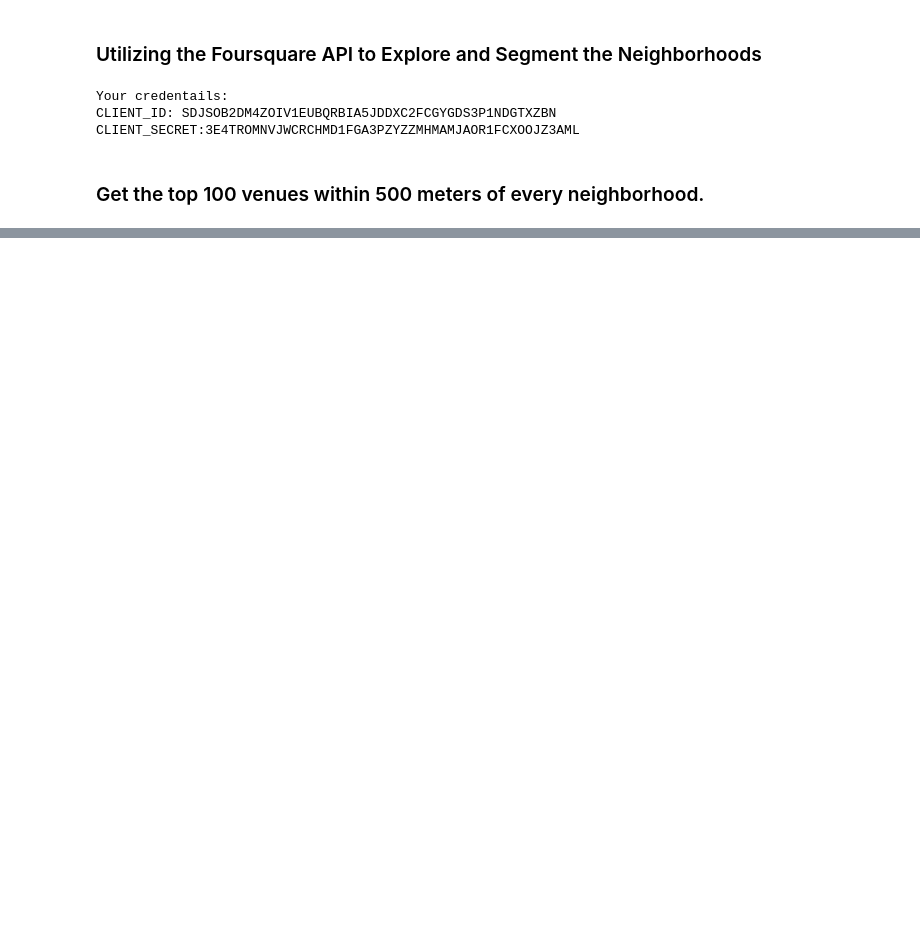
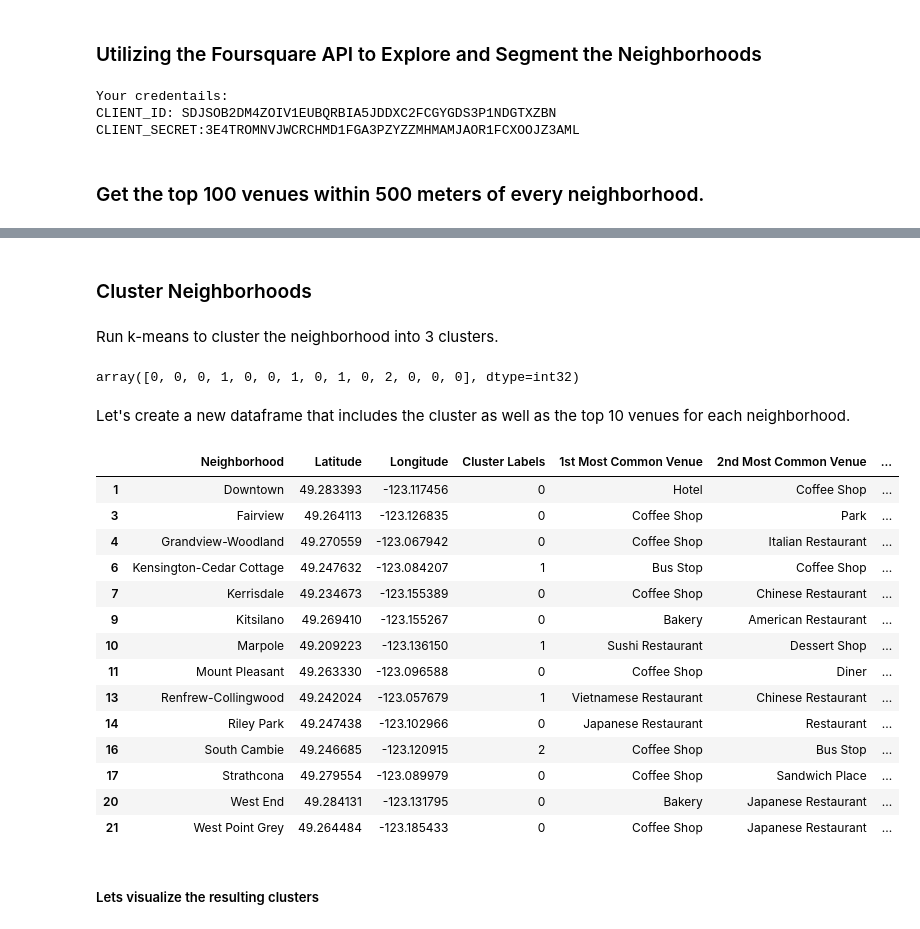
Before and after one commit to aresgtr/IBM-DataScience-Coursera, a Jupyter notebook: Capstone/Analyzing Coffee Shops in Vancouver, Canada.ipynb, the cells around one changed output, grey strips where cells are left out. Drawn from its saved outputs; the diff is of its cells as text; code cells hidden in the pictures; blank space fills up the shorter version.

```diff
--- a/Capstone/Analyzing Coffee Shops in Vancouver, Canada.ipynb
+++ b/Capstone/Analyzing Coffee Shops in Vancouver, Canada.ipynb
@@ -219,0 +338,3 @@ def getNearbyVenues(names, latitudes, longitudes, radius=500):
+# %%
+vancouver_grouped = vancouver_onehot.groupby('Neighborhood').mean().reset_index()
+vancouver_grouped.head()
@@ -219,0 +393,21 @@ def getNearbyVenues(names, latitudes, longitudes, radius=500):
+# %%
+num_top_venues = 10
+
+indicators = ['st', 'nd', 'rd']
+
+# create columns according to number of top venues
+columns = ['Neighborhood']
+for ind in np.arange(num_top_venues):
+    try:
+        columns.append('{}{} Most Common Venue'.format(ind+1, indicators[ind]))
+    except:
+        columns.append('{}th Most Common Venue'.format(ind+1))
+
+# create a new dataframe
+neighborhoods_venues_sorted = pd.DataFrame(columns=columns)
+neighborhoods_venues_sorted['Neighborhood'] = vancouver_grouped['Neighborhood']
+
+for ind in np.arange(vancouver_grouped.shape[0]):
+    neighborhoods_venues_sorted.iloc[ind, 1:] = return_most_common_venues(vancouver_grouped.iloc[ind, :], num_top_venues)
+
+neighborhoods_venues_sorted.head()
@@ -219,0 +421,47 @@ def getNearbyVenues(names, latitudes, longitudes, radius=500):
+# %% [markdown]
+### Cluster Neighborhoods
+# %% [markdown]
+Run k-means to cluster the neighborhood into 3 clusters.
+# %%
+# set number of clusters
+kclusters = 3
+
+vancouver_grouped_clustering = vancouver_grouped.drop('Neighborhood', 1)
+
+# run k-means clustering
+kmeans = KMeans(n_clusters=kclusters, random_state=0).fit(vancouver_grouped_clustering)
+
+# check cluster labels generated for each row in the dataframe
+kmeans.labels_
+# %% [output]
+array([0, 0, 0, 1, 0, 0, 1, 0, 1, 0, 2, 0, 0, 0], dtype=int32)
+# %% [markdown]
+Let's create a new dataframe that includes the cluster as well as the top 10 venues for each neighborhood.
+# %%
+# add clustering labels
+neighborhoods_venues_sorted.insert(0, 'Cluster Labels', kmeans.labels_)
+
+vancouver_merged = df[~df['Neighborhood'].isin(neigh_with_few_venues)]
+
+# merge vancouver_grouped with vancouver_data to add latitude/longitude for each neighborhood
+vancouver_merged = vancouver_merged.join(neighborhoods_venues_sorted.set_index('Neighborhood'), on='Neighborhood')
+
+vancouver_merged
+# %% [output]
+|  | Neighborhood | Latitude | Longitude | Cluster Labels | 1st Most Common Venue | 2nd Most Common Venue | ... |
+| 1 | Downtown | 49.283393 | -123.117456 | 0 | Hotel | Coffee Shop | ... |
+| 3 | Fairview | 49.264113 | -123.126835 | 0 | Coffee Shop | Park | ... |
+| 4 | Grandview-Woodland | 49.270559 | -123.067942 | 0 | Coffee Shop | Italian Restaurant | ... |
+| 6 | Kensington-Cedar Cottage | 49.247632 | -123.084207 | 1 | Bus Stop | Coffee Shop | ... |
+| 7 | Kerrisdale | 49.234673 | -123.155389 | 0 | Coffee Shop | Chinese Restaurant | ... |
+| 9 | Kitsilano | 49.269410 | -123.155267 | 0 | Bakery | American Restaurant | ... |
+| 10 | Marpole | 49.209223 | -123.136150 | 1 | Sushi Restaurant | Dessert Shop | ... |
+| 11 | Mount Pleasant | 49.263330 | -123.096588 | 0 | Coffee Shop | Diner | ... |
+| 13 | Renfrew-Collingwood | 49.242024 | -123.057679 | 1 | Vietnamese Restaurant | Chinese Restaurant | ... |
+| 14 | Riley Park | 49.247438 | -123.102966 | 0 | Japanese Restaurant | Restaurant | ... |
+| 16 | South Cambie | 49.246685 | -123.120915 | 2 | Coffee Shop | Bus Stop | ... |
+| 17 | Strathcona | 49.279554 | -123.089979 | 0 | Coffee Shop | Sandwich Place | ... |
+| 20 | West End | 49.284131 | -123.131795 | 0 | Bakery | Japanese Restaurant | ... |
+| 21 | West Point Grey | 49.264484 | -123.185433 | 0 | Coffee Shop | Japanese Restaurant | ... |
+# %% [markdown]
+##### Lets visualize the resulting clusters
```
Also changed, not shown: parts of 38 cells of this notebook.
